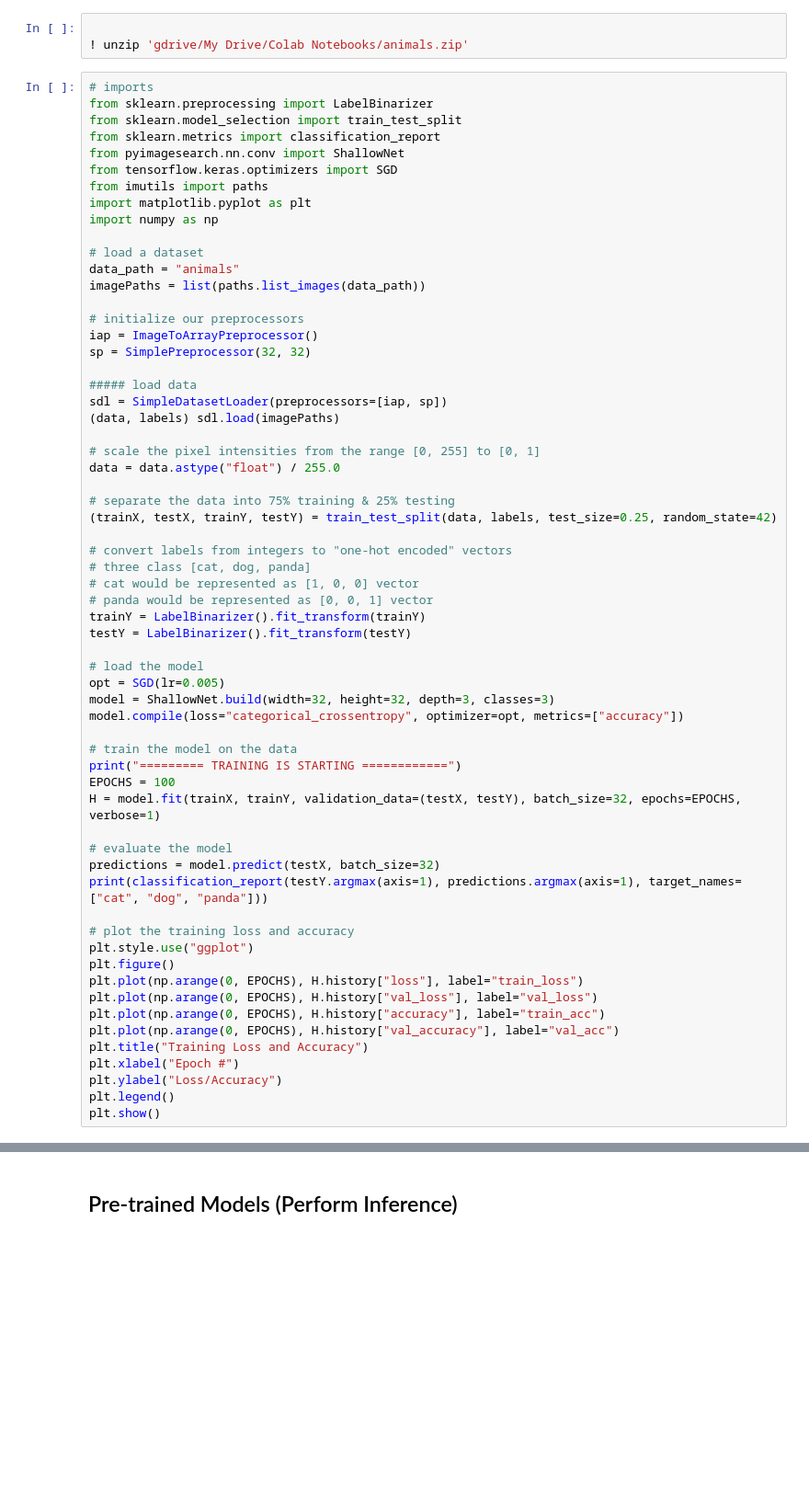
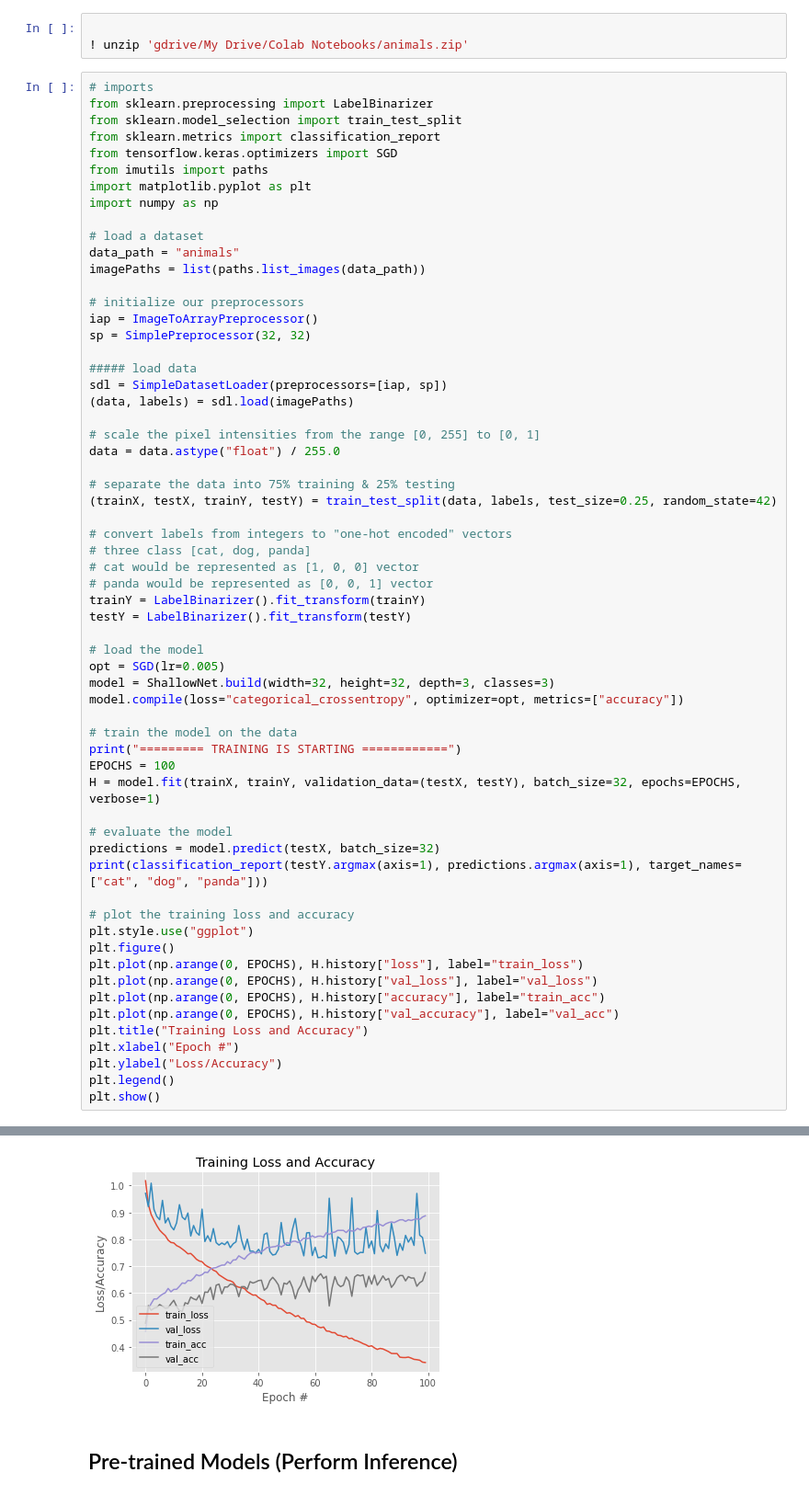
Before and after one commit to drhoffma/HarperIDEAShopCVCC, a Jupyter notebook: lessons/05_Deep_Learning.ipynb, the cells around one changed output, grey strips where cells are left out. Shown at 92% size. Cells and saved outputs as stored; diff of their text form; blank space fills up the shorter version.

```diff
--- a/lessons/05_Deep_Learning.ipynb
+++ b/lessons/05_Deep_Learning.ipynb
@@ -188,7 +188,6 @@ drive.mount('/content/gdrive')
 from sklearn.preprocessing import LabelBinarizer
 from sklearn.model_selection import train_test_split
 from sklearn.metrics import classification_report
-from pyimagesearch.nn.conv import ShallowNet
 from tensorflow.keras.optimizers import SGD
 from imutils import paths
 import matplotlib.pyplot as plt
@@ -204,7 +203,7 @@ sp = SimplePreprocessor(32, 32)
 
 ##### load data
 sdl = SimpleDatasetLoader(preprocessors=[iap, sp])
-(data, labels) sdl.load(imagePaths)
+(data, labels) = sdl.load(imagePaths)
 
 # scale the pixel intensities from the range [0, 255] to [0, 1]
 data = data.astype("float") / 255.0
@@ -245,3 +244,4 @@ plt.xlabel("Epoch #")
 plt.ylabel("Loss/Accuracy")
 plt.legend()
 plt.show()
+# %% [output]
@@ -248,3 +265,4 @@ plt.show()
+[figure, added]
 # %% [markdown]
 ## Pre-trained Models (Perform Inference)
 # %%
```
Also changed, not shown: parts of 1 cell of this notebook.
